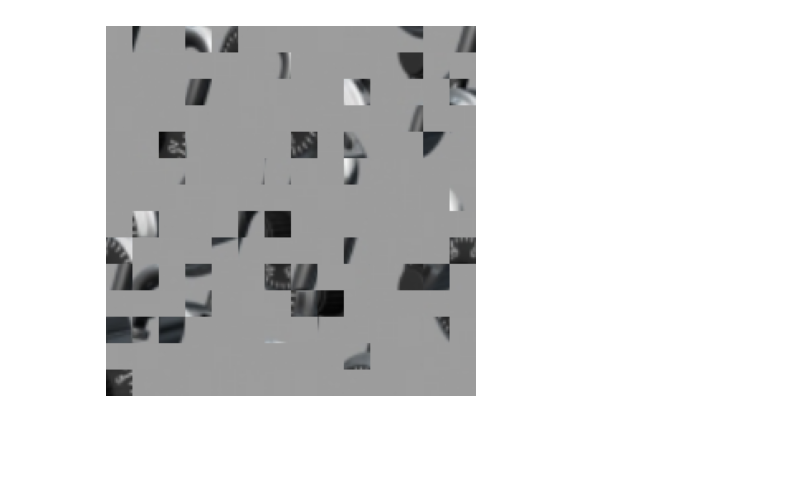
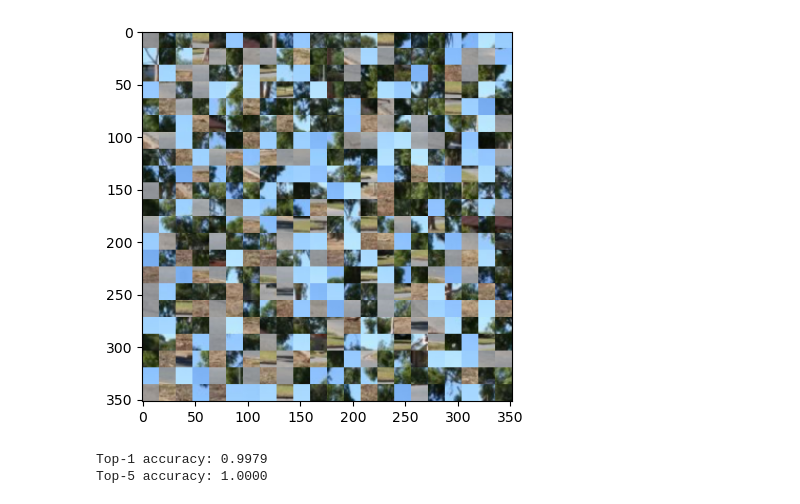
Before and after one commit to Unturned3/vlr-project, a Jupyter notebook: demo.ipynb, the cells around one changed output. Drawn from its saved outputs; the diff is of its cells as text; code cells hidden in the pictures; blank space fills up the shorter version.

```diff
--- a/demo.ipynb
+++ b/demo.ipynb
@@ -10,15 +20,14 @@ from vit_trainer import VitTrainer
 # %%
-vit_trainer = VitTrainer.load_from_checkpoint(
-    'logs/vlr-project/xcm1bjxg/checkpoints/last.ckpt'
-)
+vit_trainer = VitTrainer.load_from_checkpoint('logs/kf2x907t-484-ep78.ckpt')
+cfg = vit_trainer.cfg
+
+vit = vit_trainer.model.to(device)
+vit = vit.eval()
+dataset = ImageDataset(cfg.data_dir, cfg.image_paths_pkl)
-# %%
-cfg = vit_trainer.cfg
-dataset = ImageNetDataset(cfg.data_dir, cfg.image_paths_pkl, cfg.image_size)
-indices = torch.randperm(
-    len(dataset), generator=torch.Generator().manual_seed(cfg.rand_subset_seed)
-)
-subset = torch.utils.data.Subset(dataset, indices[: cfg.rand_subset_size])
 # %%
-idx = randint(0, len(subset) - 1)
+idx = randint(0, len(dataset) - 1)
 print(f'Selected index: {idx}')
-img = subset[idx]
+img = vit_trainer.resize_image(dataset[idx])
+
+plt.imshow(img.permute(1, 2, 0))
+plt.show()
@@ -54,7 +37,6 @@ show_image(img)
 # %%
-from utils import permute_image
-
-p_img = permute_image(img, patch_size=cfg.patch_size)
-show_image(p_img)
+p_img, _ = permute_image(img, patch_size=cfg.patch_size)
+plt.imshow(p_img.permute(1, 2, 0))
+plt.show()
 # %% [output]
-[figure, old version]
+[figure, new version]
@@ -71,0 +48,9 @@ with torch.no_grad():
+# %%
+gt = vit_trainer.gt_single.expand(y.size(0), -1)
+t1_acc = topk_acc(y, gt, k=1)
+t5_acc = topk_acc(y, gt, k=5)
+print(f'Top-1 accuracy: {t1_acc:.4f}')
+print(f'Top-5 accuracy: {t5_acc:.4f}')
+# %% [output]
+Top-1 accuracy: 0.9979
+Top-5 accuracy: 1.0000
```
Also changed, not shown: parts of 9 cells of this notebook, 3 other files.
